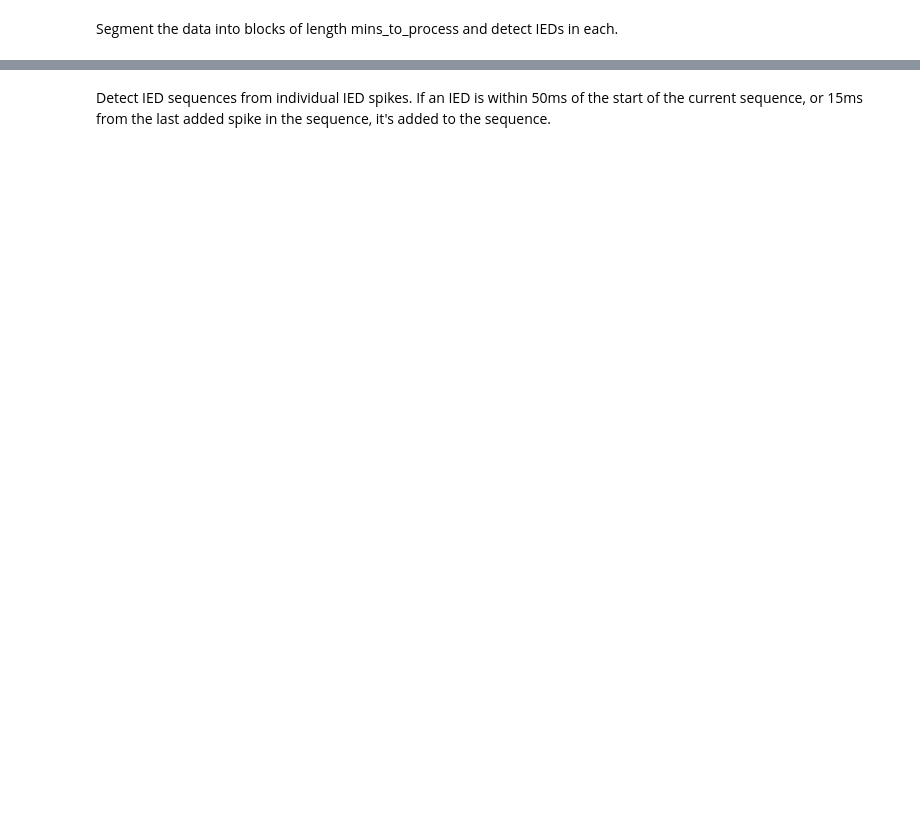
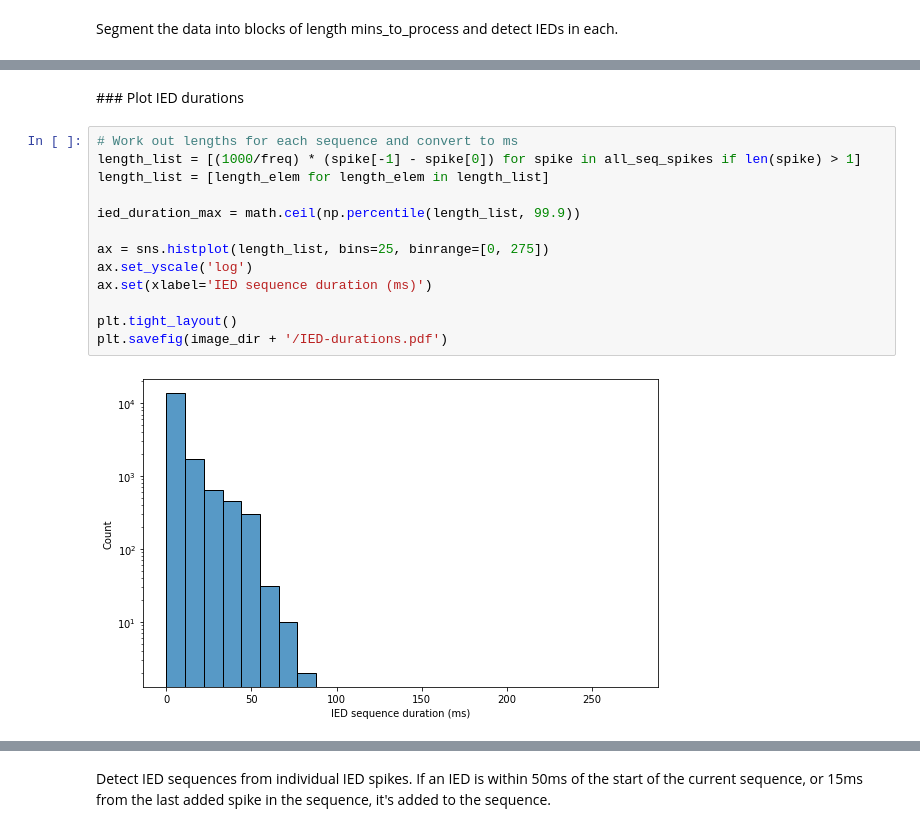
Before and after one commit to norrisjamie23/forecasting-epileptic-discharges, a Jupyter notebook: IED_sequence_detection-BeSa.ipynb, the cells around one changed output, grey strips where cells are left out. Saved outputs shown, nothing was run; the diff lists cells and outputs as text; blank space fills up the shorter version.

```diff
--- a/IED_sequence_detection-BeSa.ipynb
+++ b/IED_sequence_detection-BeSa.ipynb
@@ -259,0 +123,17 @@ Text(0.5, 8.959999999999994, 'Time (s)')
+# %% [markdown]
+### Plot IED durations
+# %%
+# Work out lengths for each sequence and convert to ms
+length_list = [(1000/freq) * (spike[-1] - spike[0]) for spike in all_seq_spikes if len(spike) > 1]
+length_list = [length_elem for length_elem in length_list]
+
+ied_duration_max = math.ceil(np.percentile(length_list, 99.9))
+
+ax = sns.histplot(length_list, bins=25, binrange=[0, 275])
+ax.set_yscale('log')
+ax.set(xlabel='IED sequence duration (ms)')
+
+plt.tight_layout()
+plt.savefig(image_dir + '/IED-durations.pdf')
+# %% [output]
+[figure, added]
```
Also changed, not shown: parts of 124 cells of this notebook, 7 other files.
